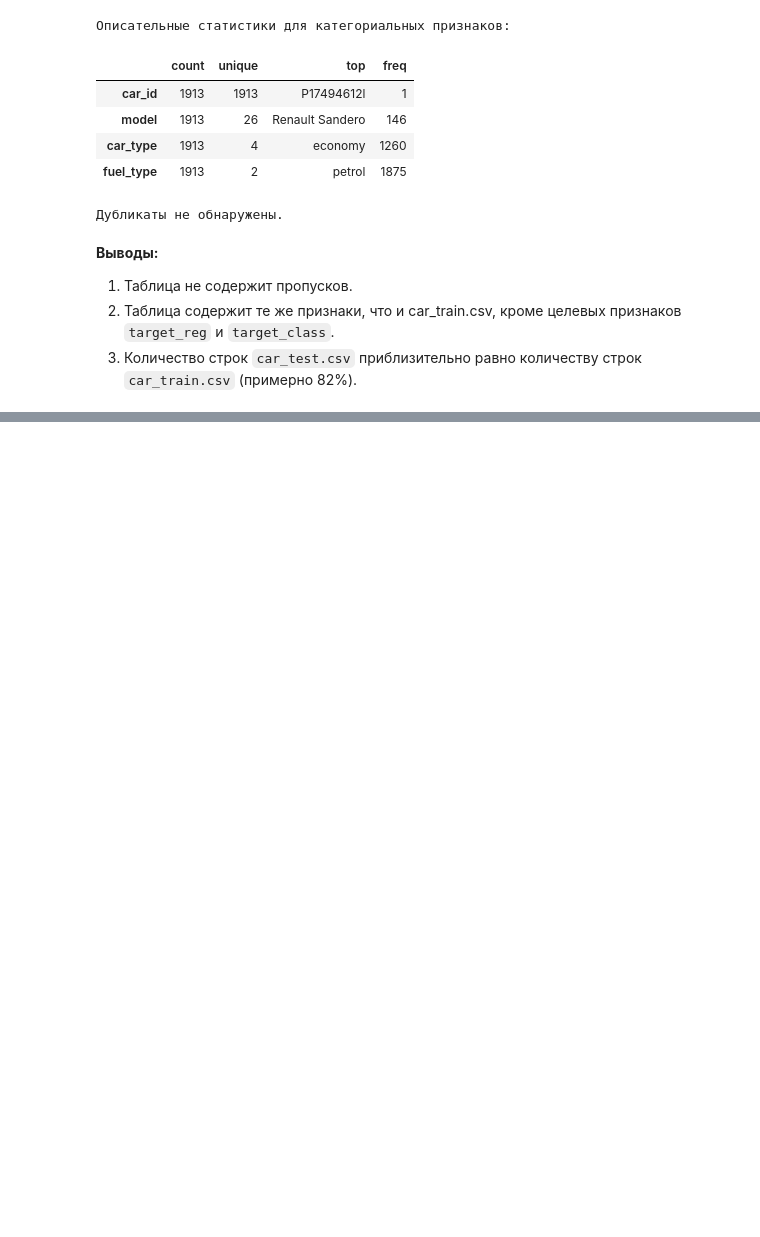
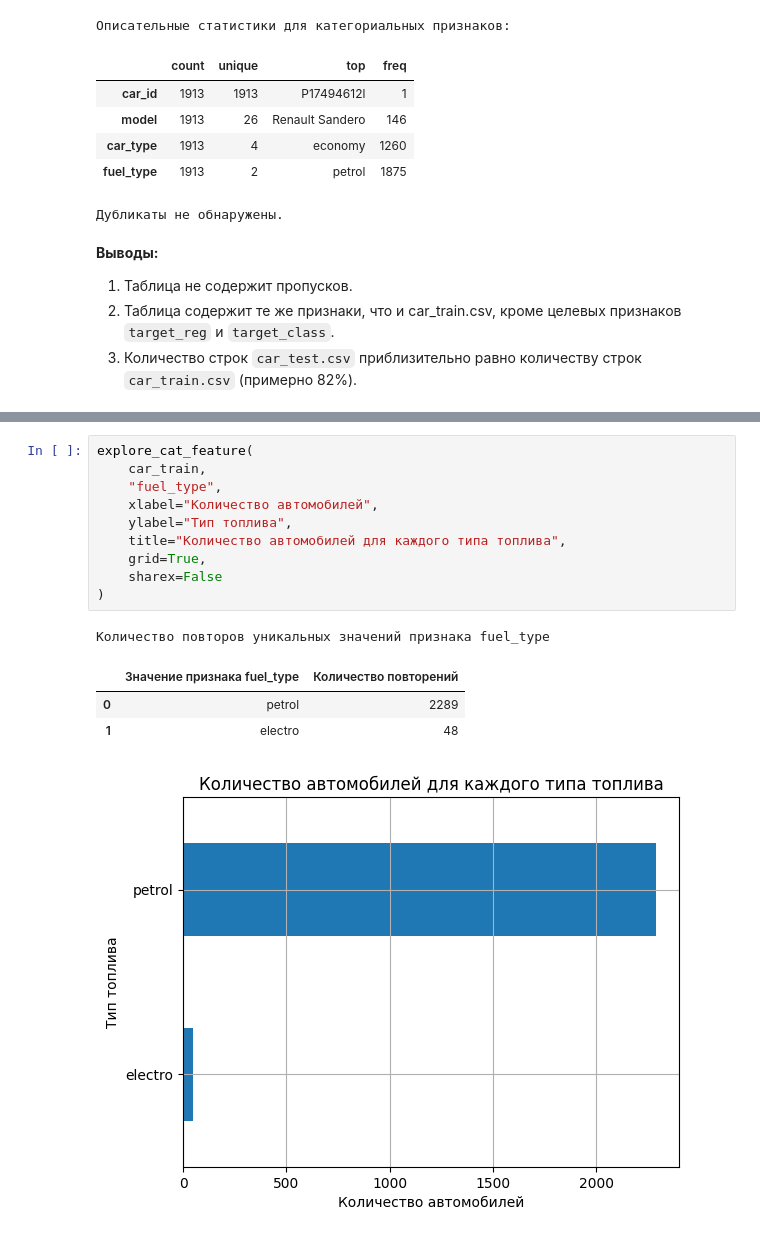
Before and after one commit to AlekseiBogachev/competitive_ds_cource_prj, a Jupyter notebook: notebooks/exploratory/eda.ipynb, the cells around one changed output, grey strips where cells are left out. Saved outputs shown, nothing was run; the diff lists cells and outputs as text; blank space fills up the shorter version.

```diff
--- a/notebooks/exploratory/eda.ipynb
+++ b/notebooks/exploratory/eda.ipynb
@@ -454,0 +540,16 @@ dtype: float64
+# %%
+explore_cat_feature(
+    car_train,
+    "fuel_type",
+    xlabel="Количество автомобилей",
+    ylabel="Тип топлива",
+    title="Количество автомобилей для каждого типа топлива",
+    grid=True,
+    sharex=False
+)
+# %% [output]
+Количество повторов уникальных значений признака fuel_type
+|  | Значение признака fuel_type | Количество повторений |
+| 0 | petrol | 2289 |
+| 1 | electro | 48 |
+[figure, added]
```
Also changed, not shown: parts of 32 cells of this notebook, 4 other files.
